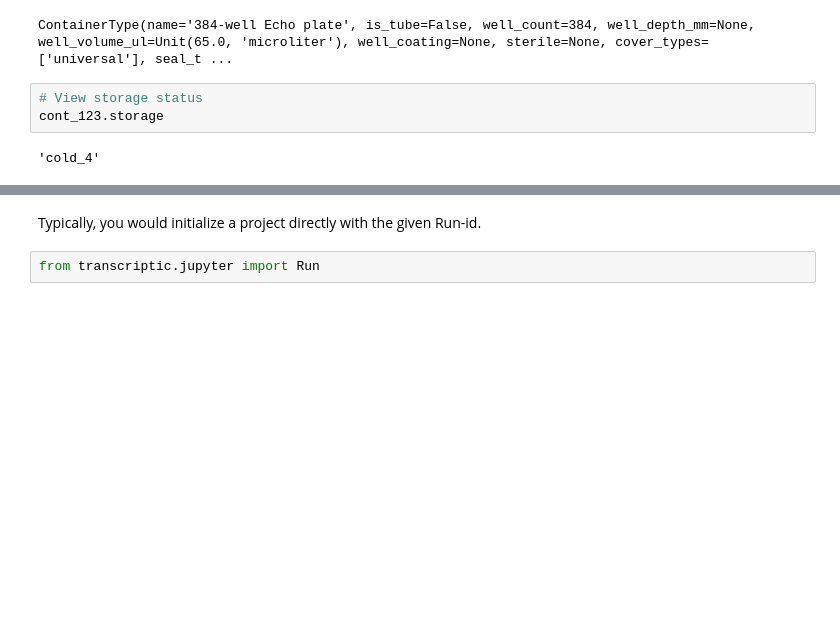
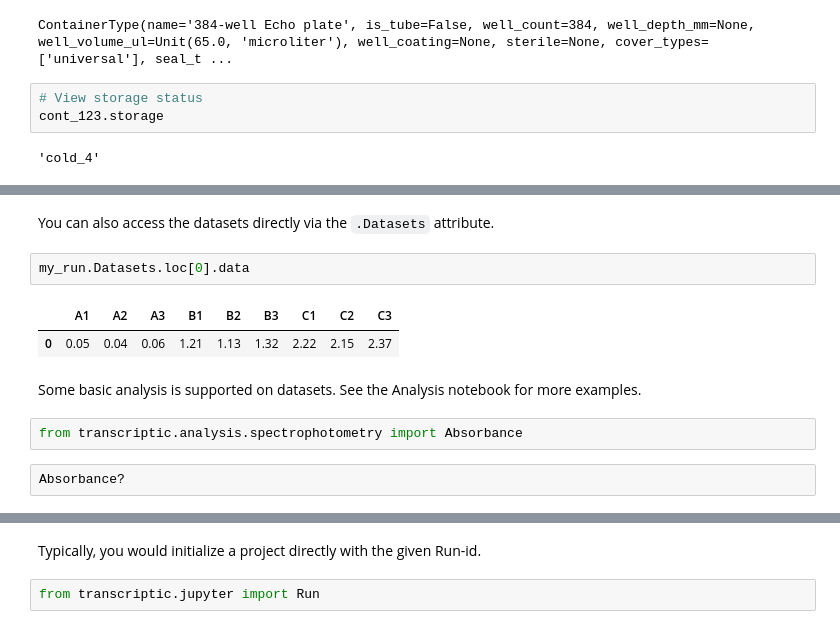
Before and after one commit to strateos/transcriptic, a Jupyter notebook: notebooks/objects.ipynb, the cells around one changed output, grey strips where cells are left out. Saved outputs shown, nothing was run; the diff lists cells and outputs as text; blank space fills up the shorter version.

```diff
--- a/notebooks/objects.ipynb
+++ b/notebooks/objects.ipynb
@@ -140,0 +143,13 @@ No datasets were found.
+# %% [markdown]
+You can also access the datasets directly via the `.Datasets` attribute.
+# %%
+my_run.Datasets.loc[0].data
+# %% [output]
+|  | A1 | A2 | A3 | B1 | B2 | B3 | C1 | C2 | C3 |
+| 0 | 0.05 | 0.04 | 0.06 | 1.21 | 1.13 | 1.32 | 2.22 | 2.15 | 2.37 |
+# %% [markdown]
+Some basic analysis is supported on datasets. See the Analysis notebook for more examples.
+# %%
+from transcriptic.analysis.spectrophotometry import Absorbance
+# %%
+Absorbance?
```
Also changed, not shown: parts of 8 cells of this notebook, 21 other files.
